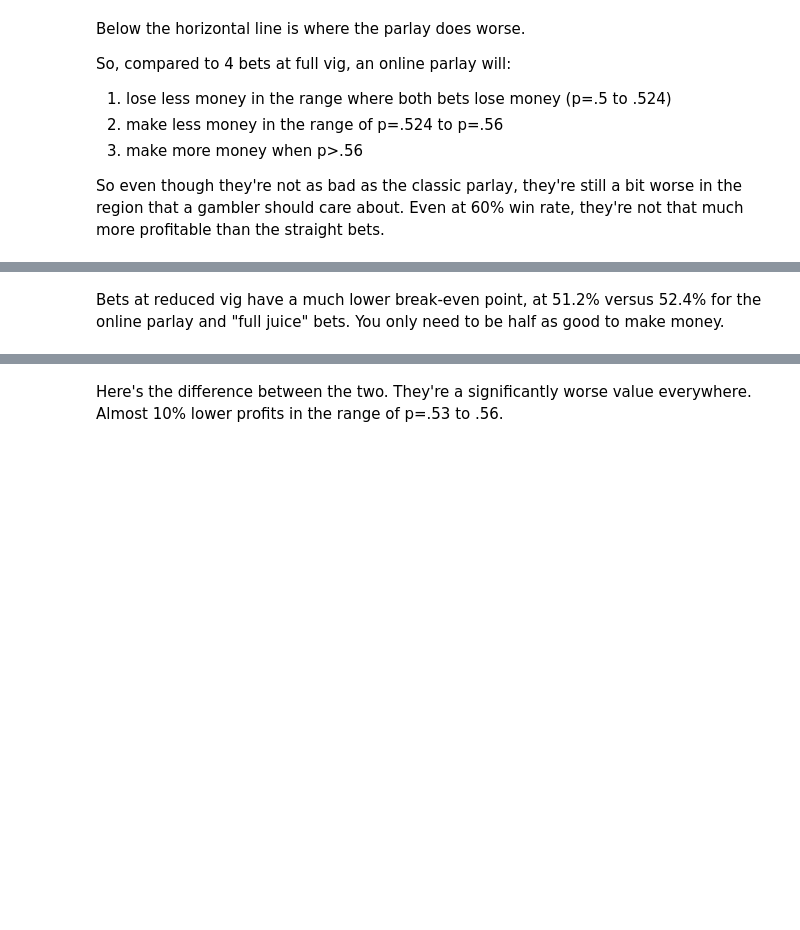
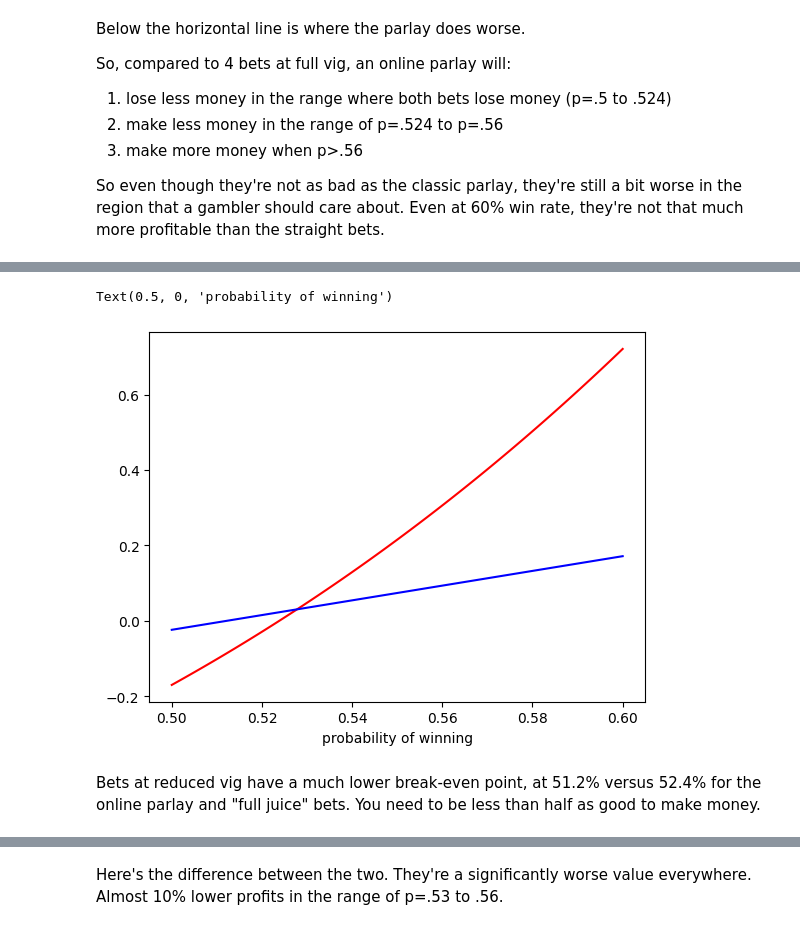
Before and after one commit to csdurfee/book, a Jupyter notebook: ep 1 INTRO.ipynb, the cells around one changed output, grey strips where cells are left out. Cells and saved outputs as stored; diff of their text form; code cells hidden in the pictures; blank space fills up the shorter version.

```diff
--- a/ep 1 INTRO.ipynb
+++ b/ep 1 INTRO.ipynb
@@ -393,17 +470,20 @@ Although the online parlays aren't bad compared to "full juice" (risk 110 to win
 # %%
 def straight_ev_rj(p, juice=1.05):
-    return 4 * (p - (juice * (1-p)))
+    return (p - (juice * (1-p))) / juice
 
 x = np.linspace(.5, .6, num=100)
 
 reduced_juice = straight_ev_rj(x)
 
 plt.plot(x, parlay_ev(x), color="r")
 plt.plot(x, reduced_juice, color="b")
 
 plt.xlabel("probability of winning")
+# %% [output]
+Text(0.5, 0, 'probability of winning')
+[figure, added]
 # %% [markdown]
-Bets at reduced vig have a much lower break-even point, at 51.2% versus 52.4% for the online parlay and "full juice" bets. You only need to be half as good to make money.
+Bets at reduced vig have a much lower break-even point, at 51.2% versus 52.4% for the online parlay and "full juice" bets. You need to be less than half as good to make money.
 # %%
 vig = 1.05
 100 - (100/(1+vig))
```
Also changed, not shown: parts of 41 cells of this notebook, 6 other files.
